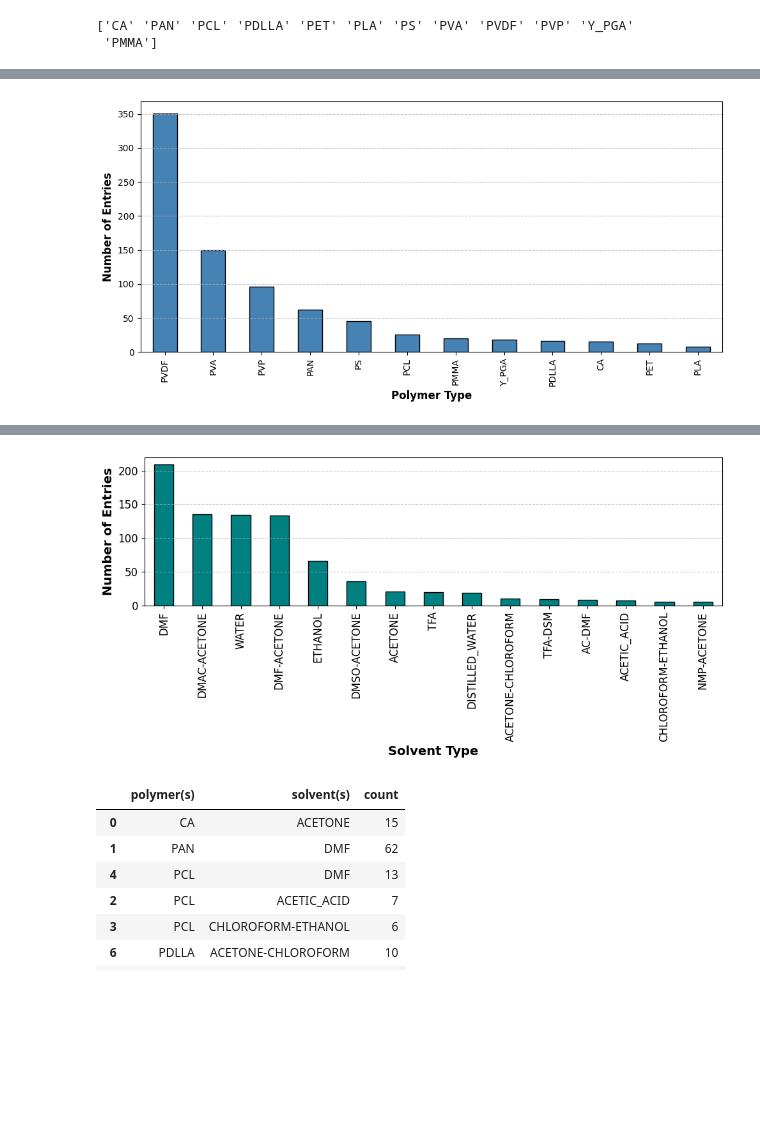
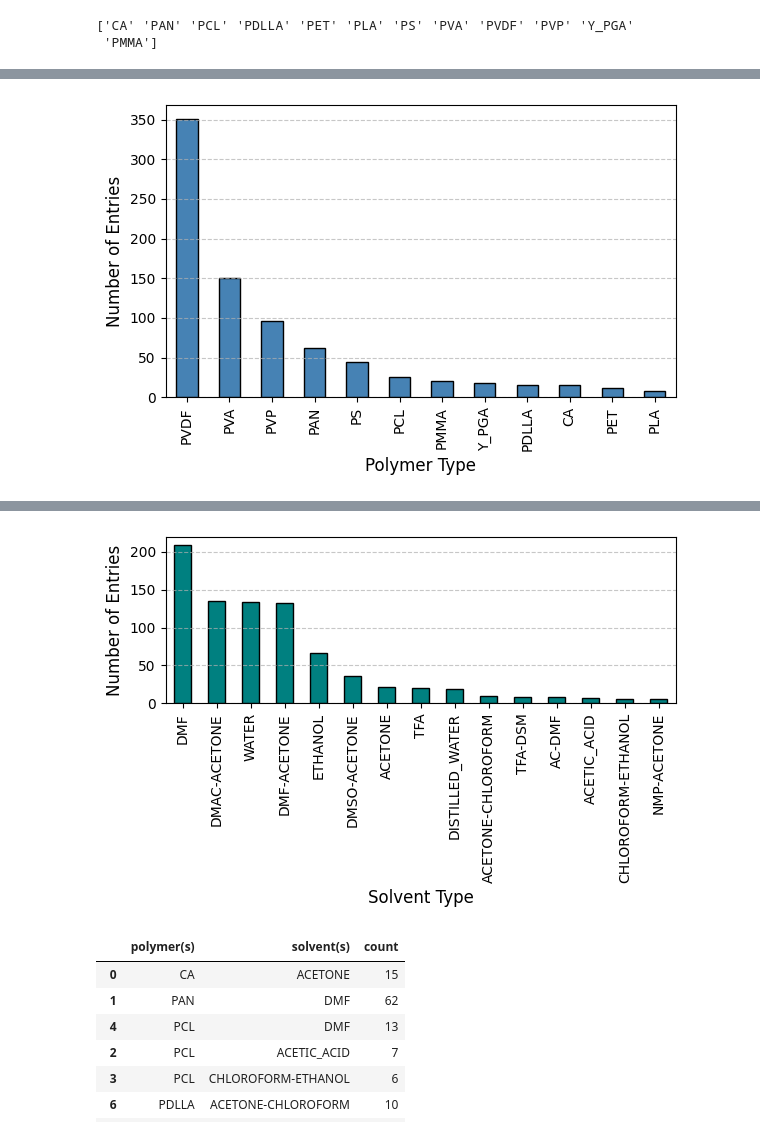
Before and after one commit to taltechloc/Cogni-e-SpinDB, a Jupyter notebook: eda.ipynb, the cells around one changed output, grey strips where cells are left out. Saved outputs shown, nothing was run; the diff lists cells and outputs as text; code cells hidden in the pictures; blank space fills up the shorter version.

```diff
--- a/eda.ipynb
+++ b/eda.ipynb
@@ -55,23 +55,23 @@ PET       12
 PLA        8
 Name: count, dtype: int64
 # %%
-fig, ax = plt.subplots(figsize=(10
-                                , 5))
+fig, ax = plt.subplots(figsize=(6
+                                , 4))
 
 polymer_counts.plot(kind='bar', ax=ax, color='steelblue', edgecolor='black')
 
-ax.set_xlabel('Polymer Type', fontsize=12, fontweight='bold')
-ax.set_ylabel('Number of Entries', fontsize=12, fontweight='bold')
-# ax.set_title('Number', fontsize=14, fontweight='bold')
+ax.set_xlabel('Polymer Type', fontsize=12)
+ax.set_ylabel('Number of Entries', fontsize=12)
+# ax.set_title('Number of Entries per Polymer Type', fontsize=14, fontweight='bold')
 
 ax.tick_params(axis='x', rotation=90, labelsize=10)
 ax.tick_params(axis='y', labelsize=10)
 
 ax.grid(axis='y', linestyle='--', alpha=0.7)
 plt.tight_layout()
 plt.show()
 # %% [output]
-[figure, old version]
+[figure, new version]
 # %%
 solvent_counts = df['solvent(s)'].value_counts()
 
@@ -96,22 +96,23 @@ NMP-ACETONE             6
 Name: count, dtype: int64
 # %%
 
-fig, ax = plt.subplots(figsize=(10, 5))
+fig, ax = plt.subplots(figsize=(6, 4))
 
 solvent_counts.plot(kind='bar', ax=ax, color='teal', edgecolor='black')
 
-ax.set_xlabel('Solvent Type', fontsize=14, fontweight='bold')
-ax.set_ylabel('Number of Entries', fontsize=14, fontweight='bold')
+ax.set_xlabel('Solvent Type', fontsize=12)
+ax.set_ylabel('Number of Entries', fontsize=12)
+# ax.set_title('Number of Entries per Solvent Type', fontsize=14, fontweight='bold')
 
-ax.tick_params(axis='x', rotation=90, labelsize=12)
-ax.tick_params(axis='y', labelsize=12)
+ax.tick_params(axis='x', rotation=90, labelsize=10)
+ax.tick_params(axis='y', labelsize=10)
 
 ax.grid(axis='y', linestyle='--', alpha=0.7)
 
 plt.tight_layout()
 plt.show()
 # %% [output]
-[figure, old version]
+[figure, new version]
 # %%
 grouped_polymer_solvent_counts = df.groupby(['polymer(s)', 'solvent(s)']).size().reset_index(name='count')
 
```
Also changed, not shown: parts of 2 cells of this notebook, 2 other files.
